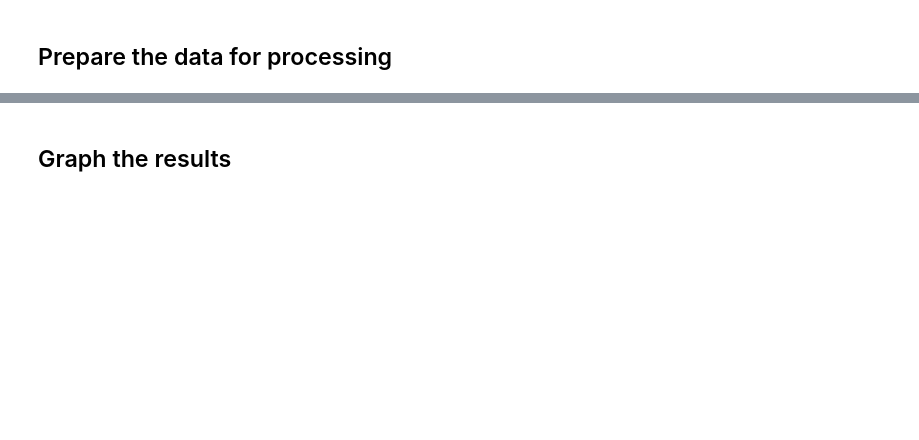
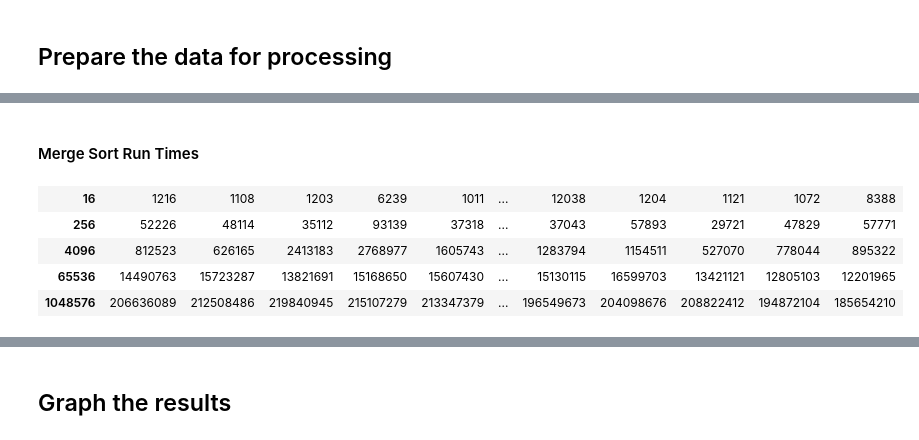
Before and after one commit to j-a-avery/532-project, a Jupyter notebook: src/go/Demonstration-and-Analysis-Golang.ipynb, the cells around one changed output, grey strips where cells are left out. Drawn from its saved outputs; the diff is of its cells as text; code cells hidden in the pictures; blank space fills up the shorter version.

```diff
--- a/src/go/Demonstration-and-Analysis-Golang.ipynb
+++ b/src/go/Demonstration-and-Analysis-Golang.ipynb
@@ -110,0 +171,9 @@ merge = np.loadtxt(
+# %%
+import numpy as np
+import pandas as pd
+import IPython as ipy
+
+insertion = pd.read_table('insertionsort.csv',
+                          sep=',', header=None, index_col=0)
+merge = pd.read_table('mergesort.csv',
+                      sep=',', header=None, index_col=0)
@@ -110,0 +192,12 @@ merge = np.loadtxt(
+# %% [markdown]
+#### Merge Sort Run Times
+# %%
+ipy.display.display(
+    ipy.display.HTML(
+        merge.to_html(na_rep='', max_cols=10, header=False)))
+# %% [output]
+| 16 | 1216 | 1108 | 1203 | 6239 | 1011 | ... | 12038 | 1204 | 1121 | 1072 | 8388 |
+| 256 | 52226 | 48114 | 35112 | 93139 | 37318 | ... | 37043 | 57893 | 29721 | 47829 | 57771 |
+| 4096 | 812523 | 626165 | 2413183 | 2768977 | 1605743 | ... | 1283794 | 1154511 | 527070 | 778044 | 895322 |
+| 65536 | 14490763 | 15723287 | 13821691 | 15168650 | 15607430 | ... | 15130115 | 16599703 | 13421121 | 12805103 | 12201965 |
+| 1048576 | 206636089 | 212508486 | 219840945 | 215107279 | 213347379 | ... | 196549673 | 204098676 | 208822412 | 194872104 | 185654210 |
```
Also changed, not shown: parts of 26 cells of this notebook, 6 other files.
